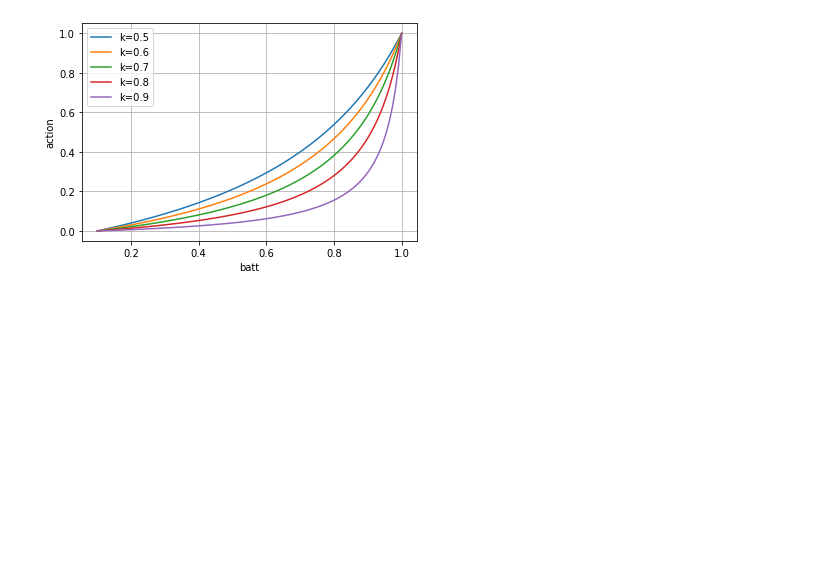
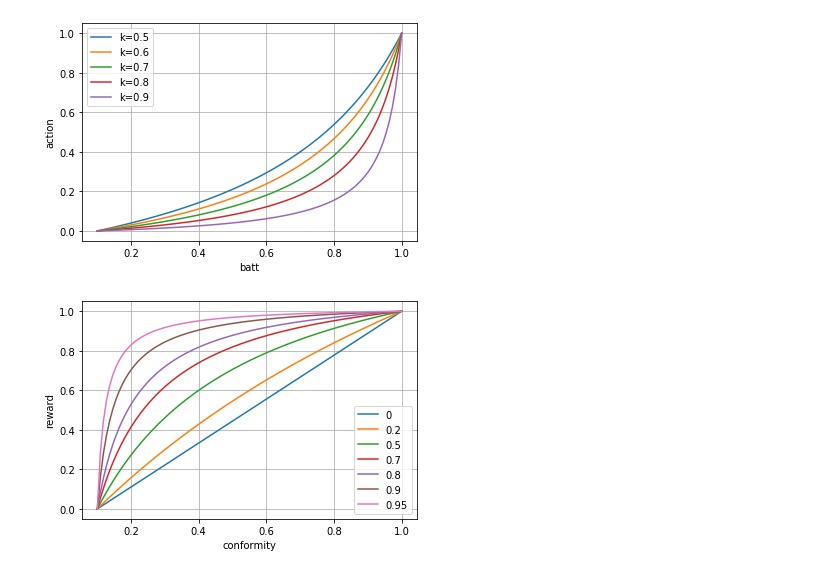
Before and after one commit to shaswot/eno_morl, a Jupyter notebook: scratch.ipynb, the cells around one changed output. Saved outputs shown, nothing was run; the diff lists cells and outputs as text; code cells hidden in the pictures; blank space fills up the shorter version.

```diff
--- a/scratch.ipynb
+++ b/scratch.ipynb
@@ -36,6 +34,29 @@ plt.legend()
 plt.grid(True)
 # %% [output]
 [figure]
+# %%
+def k_reward(x,k=0.95):
+    x = (x-0.1)/0.9
+    y = (x-k*x)/(k-2*k*np.abs(x)+1)
+    reward = y
+    return reward
+
+conformity = np.linspace(0.1,1,100)
+for k in [0,-0.2,-0.5,-0.7, -0.8, -0.9, -0.95]:
+    r = k_reward(conformity,k)
+    plt.plot(conformity,r, label=str(-k))
+
+# a1 = k_reward(conformity,0.5)
+# a1 = k_reward(conformity,0.5)
+
+
+plt.xlabel("conformity")
+plt.ylabel("reward")
+
+plt.legend()
+plt.grid(True)
+# %% [output]
+[figure, added]
 # %%
 # test_results = np.load('./results/all_test_results.npy',allow_pickle='TRUE').item()
 # results = test_results
```
Also changed, not shown: parts of 3 cells of this notebook, 1 other file.
